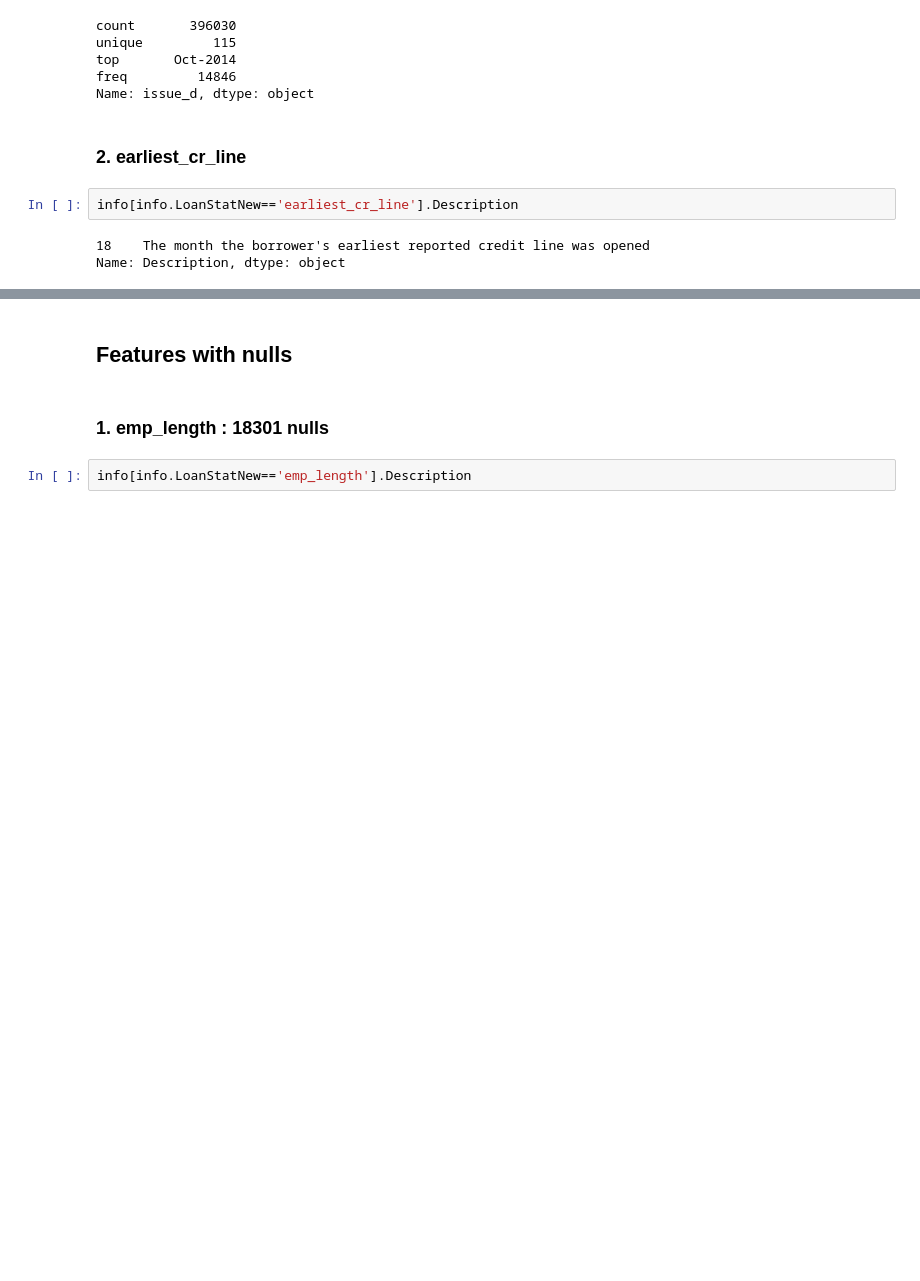
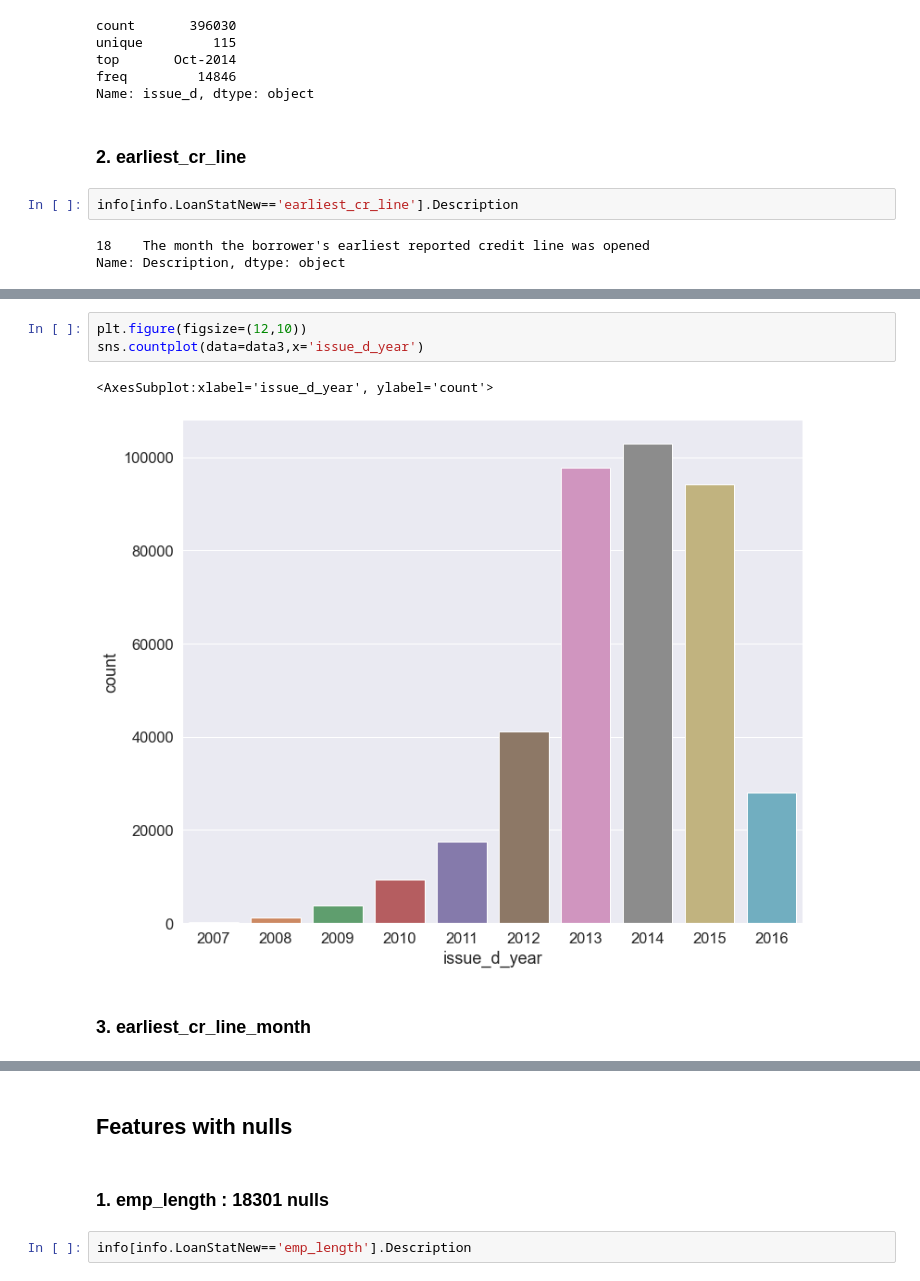
Before and after one commit to Ganesh4693/Lending-Club, a Jupyter notebook: lending.ipynb, the cells around one changed output, grey strips where cells are left out. Saved outputs shown, nothing was run; the diff lists cells and outputs as text; blank space fills up the shorter version.

```diff
--- a/lending.ipynb
+++ b/lending.ipynb
@@ -1036,0 +1154,8 @@ Name: earliest_cr_line, dtype: object
+# %%
+plt.figure(figsize=(12,10))
+sns.countplot(data=data3,x='issue_d_year')
+# %% [output]
+<AxesSubplot:xlabel='issue_d_year', ylabel='count'>
+[figure, added]
+# %% [markdown]
+### 3. earliest_cr_line_month
```
Also changed, not shown: parts of 43 cells of this notebook.
